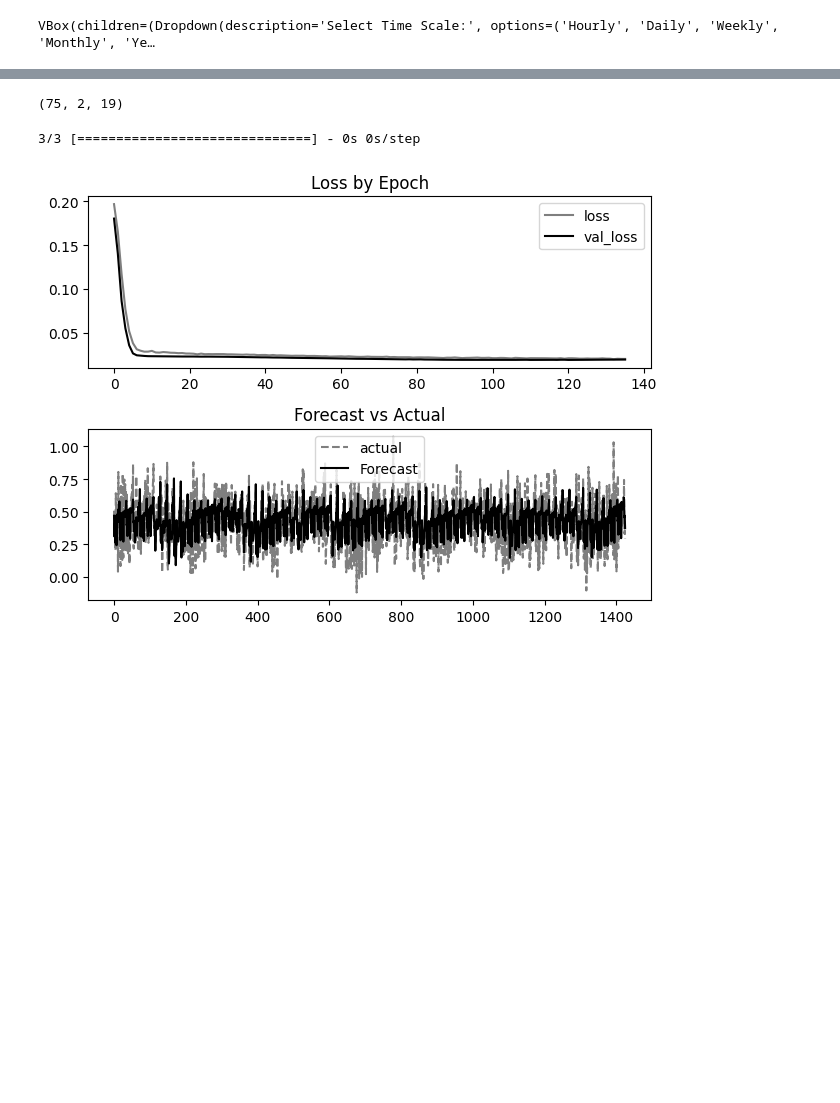
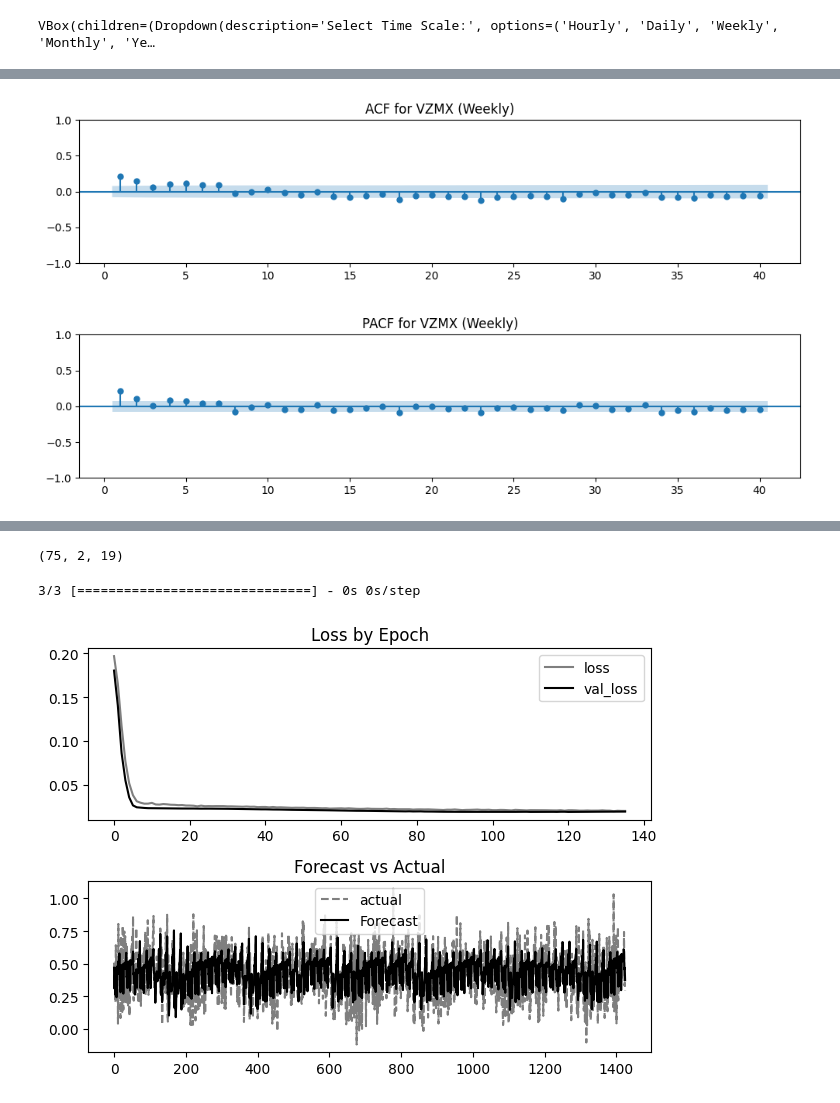
Before and after one commit to MCangelov/Scuba_Forecast_NN, a Jupyter notebook: beach_models.ipynb, the cells around one changed output, grey strips where cells are left out. Saved outputs shown, nothing was run; the diff lists cells and outputs as text; code cells hidden in the pictures; blank space fills up the shorter version.

```diff
--- a/beach_models.ipynb
+++ b/beach_models.ipynb
@@ -232,7 +255,7 @@ def update_plot(change):
 
     date_range = (start_date, end_date)
 
-    plot = plot_interactive(single_beach_df, timescale, date_range, column_name, plot_type)
+    plot = plot_interactive(single_beach_data, timescale, date_range, column_name, plot_type)
 
     clear_output(wait=True)
     display(plot)
@@ -245,3 +267,4 @@ update_plot(None)
+[figure, added]
 # %%
 #standartize the data. Consider how to handle the time, lenght, velocity and wind orientation variables.
 # %%
```
Also changed, not shown: parts of 16 cells of this notebook.
